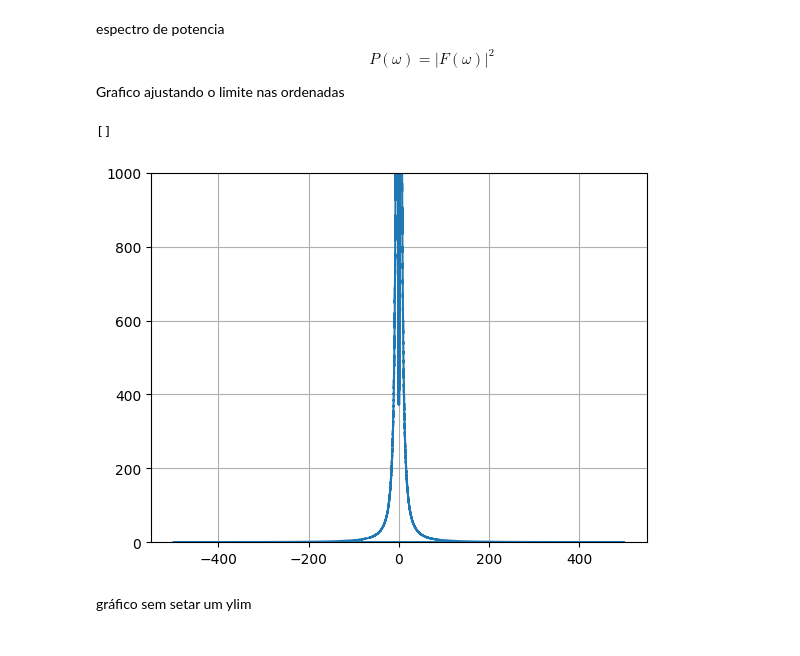
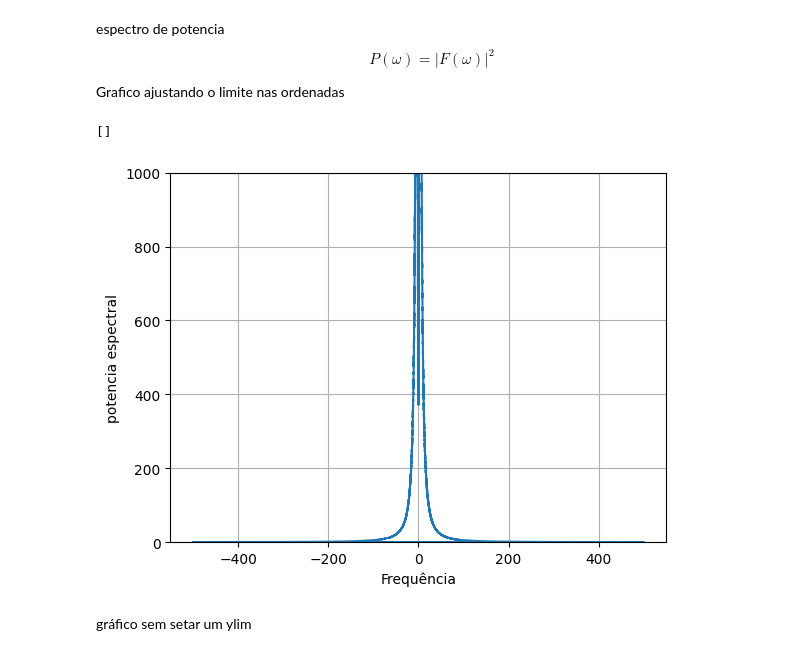
Before and after one commit to mickpires/Duffing-oscilator, a Jupyter notebook: duffing.ipynb, the cells around one changed output. Cells and saved outputs as stored; diff of their text form; code cells hidden in the pictures.

```diff
--- a/duffing.ipynb
+++ b/duffing.ipynb
@@ -105,13 +105,15 @@ espectro de potencia $$ P(\omega) = |F(\omega)|^2 $$
 Grafico ajustando o limite nas ordenadas
 # %%
 plt.plot(xfreq,np.abs(xf)**2)
+plt.xlabel('Frequência')
+plt.ylabel("potencia espectral")
 
 plt.ylim(0,1000)
 plt.grid(True)
 plt.plot()
 # %% [output]
 []
-[figure, old version]
+[figure, new version]
 # %% [markdown]
 gráfico sem setar um ylim
 # %%
```
Also changed, not shown: parts of 5 cells of this notebook.
